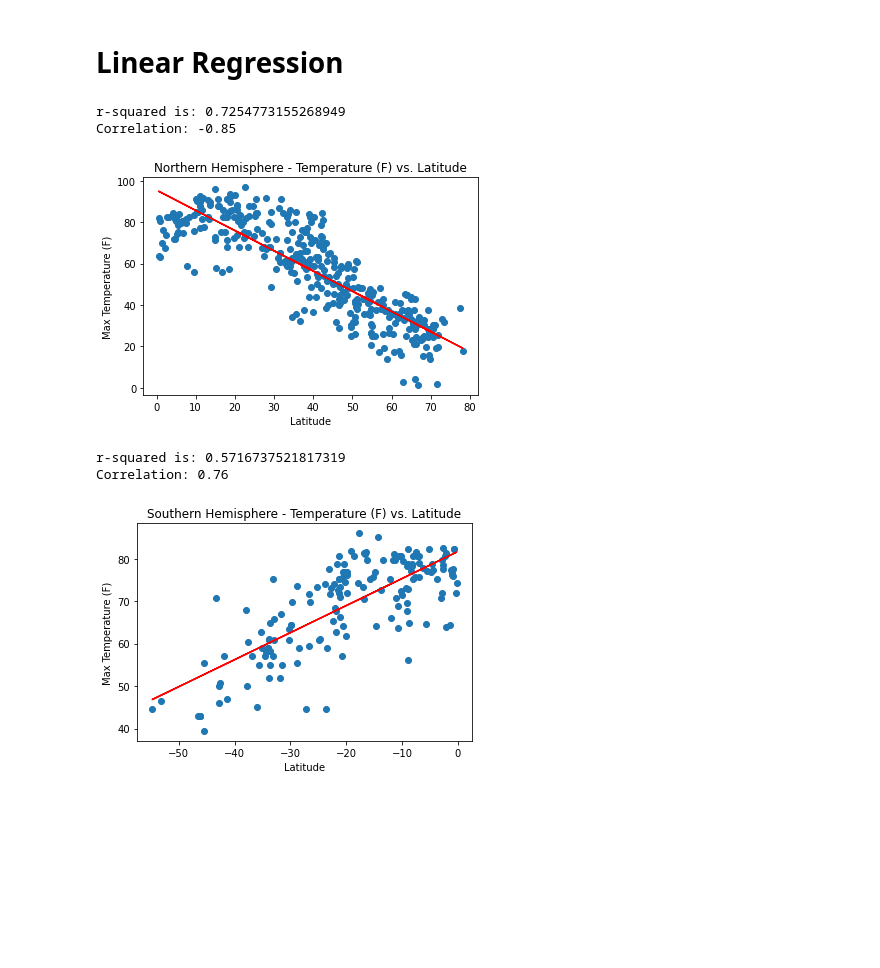
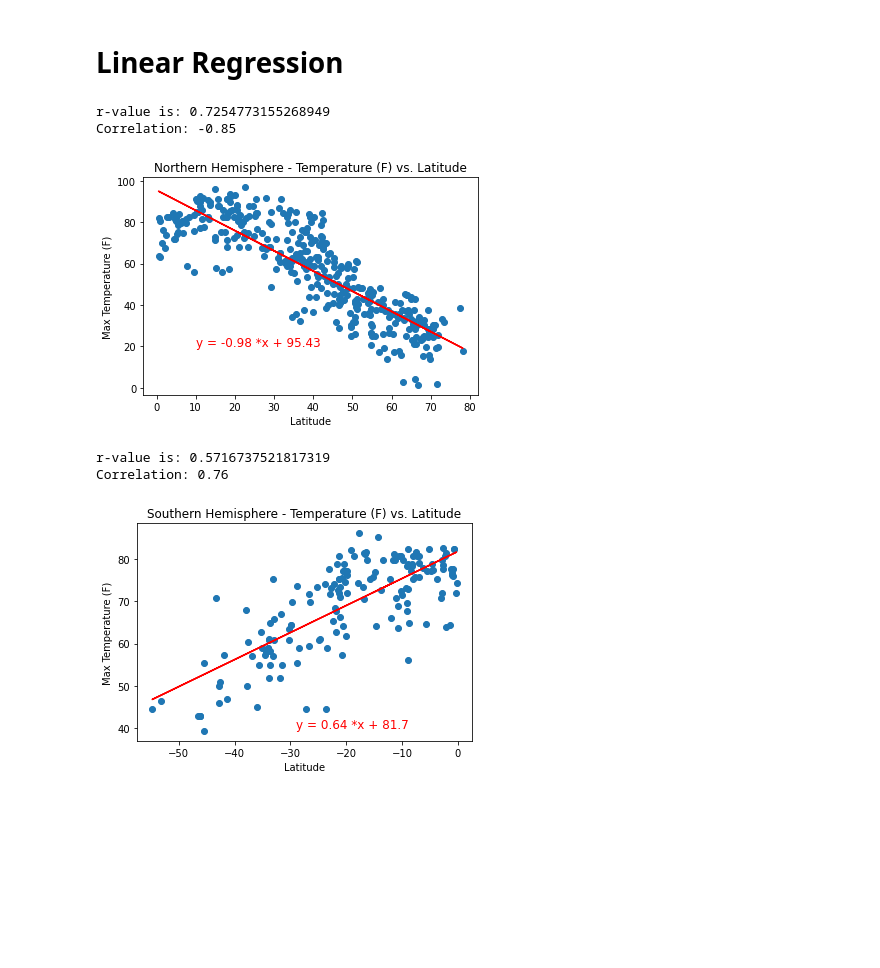
Before and after one commit to carlosmendozaj/Weather-Python-API, a Jupyter notebook: WeatherPy/WeatherPy.ipynb, the cells around one changed output. Drawn from its saved outputs; the diff is of its cells as text; code cells hidden in the pictures; blank space fills up the shorter version.

```diff
--- a/WeatherPy/WeatherPy.ipynb
+++ b/WeatherPy/WeatherPy.ipynb
@@ -227,45 +227,45 @@ line_eq1 = (f"y = {round(slope,2)} *x + {round(intercept,2)}")
 plt.scatter(x_values,y_values)
 
 plt.plot(x_values,regress_values,"r-")
-plt.annotate(line_eq1,(0,-10),fontsize=15,color="red")
+plt.annotate(line_eq1,(10,20),fontsize=12,color="red")
 
 #Plot:
-print(f"r-squared is: {rvalue**2}")
+print(f"r-value is: {rvalue**2}")
 print(f"Correlation: {round(correlation[0],2)}")
 plt.savefig("Images/maxtemp_lat_nth.png")
 plt.show()
 # %% [output]
-r-squared is: 0.7254773155268949
+r-value is: 0.7254773155268949
 Correlation: -0.85
-[figure, old version]
+[figure, new version]
 # %%
 #Southern Hemisphere - Temperature (F) vs. Latitude
 weather_south.plot(kind = "scatter", x = "Latitude", y = 'Max Temperature (F)',
                color = 'grey', edgecolors = "black")
 plt.title("Southern Hemisphere - Temperature (F) vs. Latitude")
 #Regression Line:
 x_values = weather_south["Latitude"]
 y_values = weather_south["Max Temperature (F)"]
 
 correlation = st.pearsonr(x_values,y_values)
 
 (slope, intercept, rvalue, pvalue, stderr) = linregress(x_values, y_values)
 regress_values = x_values * slope + intercept
 line_eq1 = (f"y = {round(slope,2)} *x + {round(intercept,2)}")
 plt.scatter(x_values,y_values)
 
 plt.plot(x_values,regress_values,"r-")
-plt.annotate(line_eq1,(0,-10),fontsize=15,color="red")
+plt.annotate(line_eq1,(-29,40),fontsize=12,color="red")
 
 #Plot:
-print(f"r-squared is: {rvalue**2}")
+print(f"r-value is: {rvalue**2}")
 print(f"Correlation: {round(correlation[0],2)}")
 plt.savefig("Images/maxtemp_lat_sth.png")
 plt.show()
 # %% [output]
-r-squared is: 0.5716737521817319
+r-value is: 0.5716737521817319
 Correlation: 0.76
-[figure, old version]
+[figure, new version]
 # %%
 #Northern Hemisphere - Humidity (%) vs. Latitude
 weather_north.plot(kind = "scatter", x = "Latitude", y = 'Humidity',
```
Also changed, not shown: parts of 6 cells of this notebook, 8 other files.
